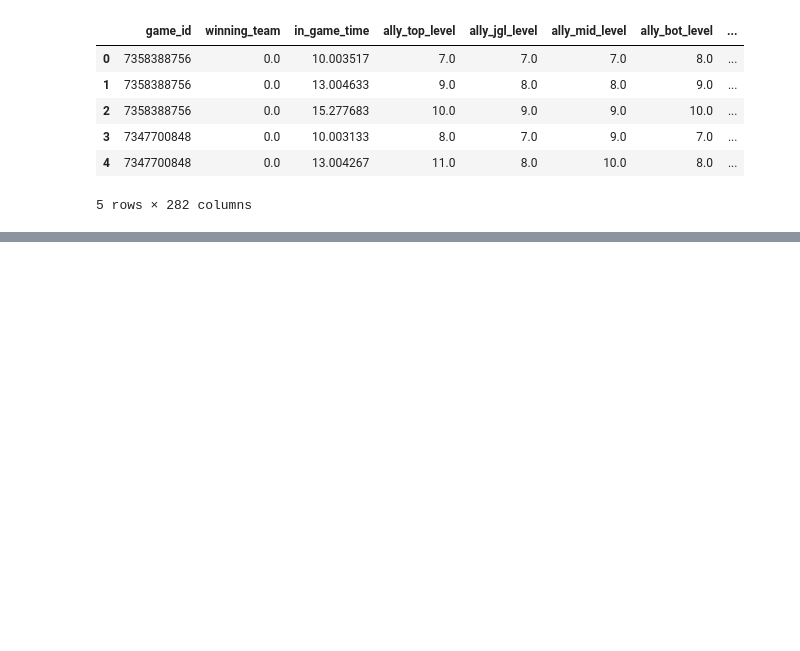
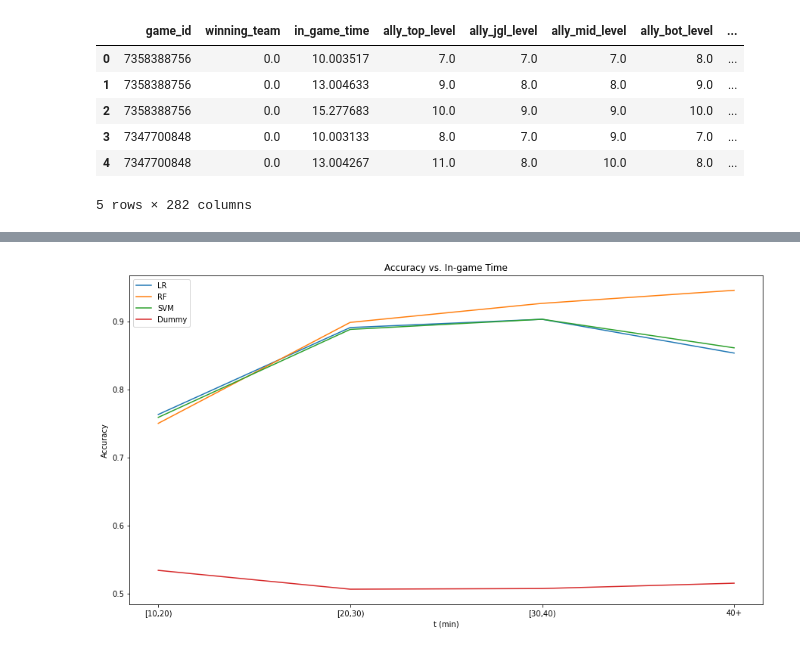
Before and after one commit to NguyenN2705/LoL-project, a Jupyter notebook: Project_v2.ipynb, the cells around one changed output, grey strips where cells are left out. Cells and saved outputs as stored; diff of their text form; code cells hidden in the pictures; blank space fills up the shorter version.

```diff
--- a/Project_v2.ipynb
+++ b/Project_v2.ipynb
@@ -384,0 +240,36 @@ plt.show()
+# %%
+# Game stages dict
+# Key is a time interval in the game, e.g [10,20). Up to [30,40) and everything else is 40+
+game_stages_X = {f'[{i},{i+10})': x_test[(x_test['in_game_time'] >= i) & (x_test['in_game_time'] < i+3)] for i in range(10,40,10)}
+game_stages_X['40+'] = x_test[x_test['in_game_time'] >= 40]
+# %%
+LR_acc_over_time = [accuracy_score(y_test[game_stages[time_interval].index],
+                                   LR.predict(scaler.transform(game_stages[time_interval])))
+                    for time_interval in game_stages_X]
+RF_acc_over_time = [accuracy_score(y_test[game_stages[time_interval].index],
+                                   RF.predict(game_stages[time_interval]))
+                    for time_interval in game_stages_X]
+SVM_acc_over_time = [accuracy_score(y_test[game_stages[time_interval].index],
+                                   SVM.predict(scaler.transform(game_stages[time_interval])))
+                    for time_interval in game_stages_X]
+Dummy_acc_over_time = [accuracy_score(y_test[game_stages[time_interval].index],
+                                   Dummy.predict(game_stages[time_interval]))
+                    for time_interval in game_stages_X]
+# %%
+time_intervals = game_stages_X.keys()
+
+fig = plt.figure()
+fig.set_size_inches(15,8)
+
+plt.plot(time_intervals, LR_acc_over_time, label = 'LR')
+plt.plot(time_intervals, RF_acc_over_time, label = 'RF')
+plt.plot(time_intervals, SVM_acc_over_time, label = 'SVM')
+plt.plot(time_intervals, Dummy_acc_over_time, label = 'Dummy')
+plt.xlabel('t (min)')
+plt.ylabel('Accuracy')
+plt.title('Accuracy vs. In-game Time')
+plt.legend()
+plt.savefig('Accuracy_vs_Time.png')
+plt.show()
+# %% [output]
+[figure, added]
```
Also changed, not shown: parts of 59 cells of this notebook, 6 other files.
